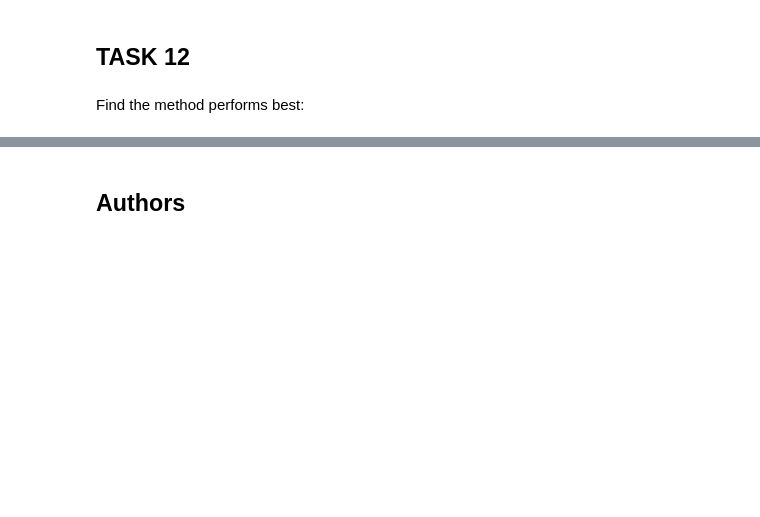
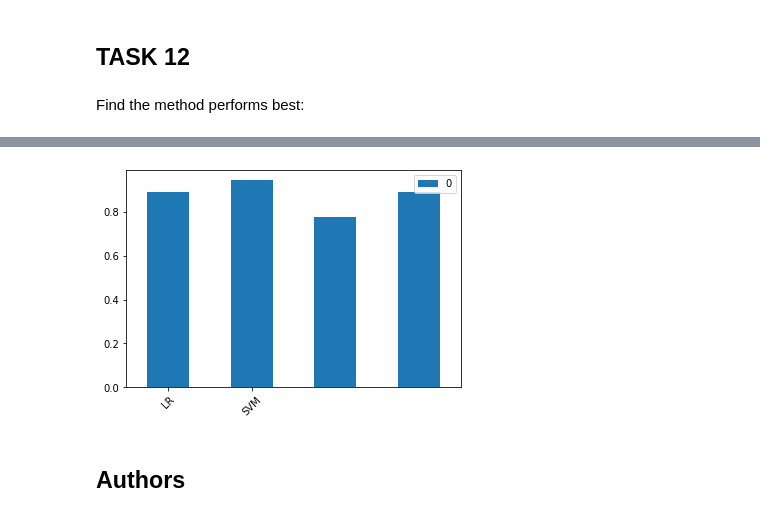
Before and after one commit to yeltayzhastay/IBMDataScienceProfessionalCertification, a Jupyter notebook: c10/w4/SpaceX_Machine Learning Prediction_Part_5.ipynb, the cells around one changed output, grey strips where cells are left out. Drawn from its saved outputs; the diff is of its cells as text; code cells hidden in the pictures; blank space fills up the shorter version.

```diff
--- a/c10/w4/SpaceX_Machine Learning Prediction_Part_5.ipynb
+++ b/c10/w4/SpaceX_Machine Learning Prediction_Part_5.ipynb
@@ -334,3 +352,13 @@ Find the method performs best:
+# %%
+pd.DataFrame({'LR': [0.8888888888888888],
+              'SVM': [0.9444444444444444],
+              'DT': [0.7777777777777778],
+              'KNN': [0.8888888888888888]}).T.plot(kind='bar', legend=None)
+plt.xticks([0.0, 1.0], rotation=45)
+plt.legend()
+plt.show()
+# %% [output]
+[figure, added]
 # %% [markdown]
 ## Authors
 # %% [markdown]
```
Also changed, not shown: parts of 13 cells of this notebook.
